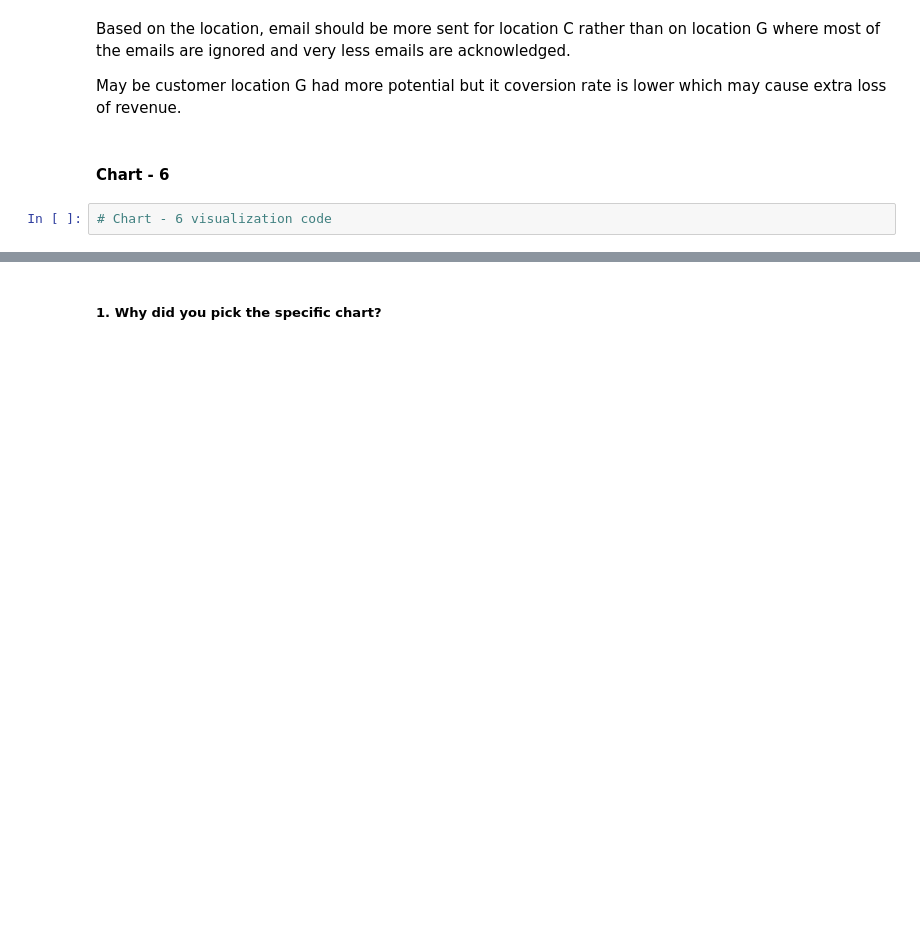
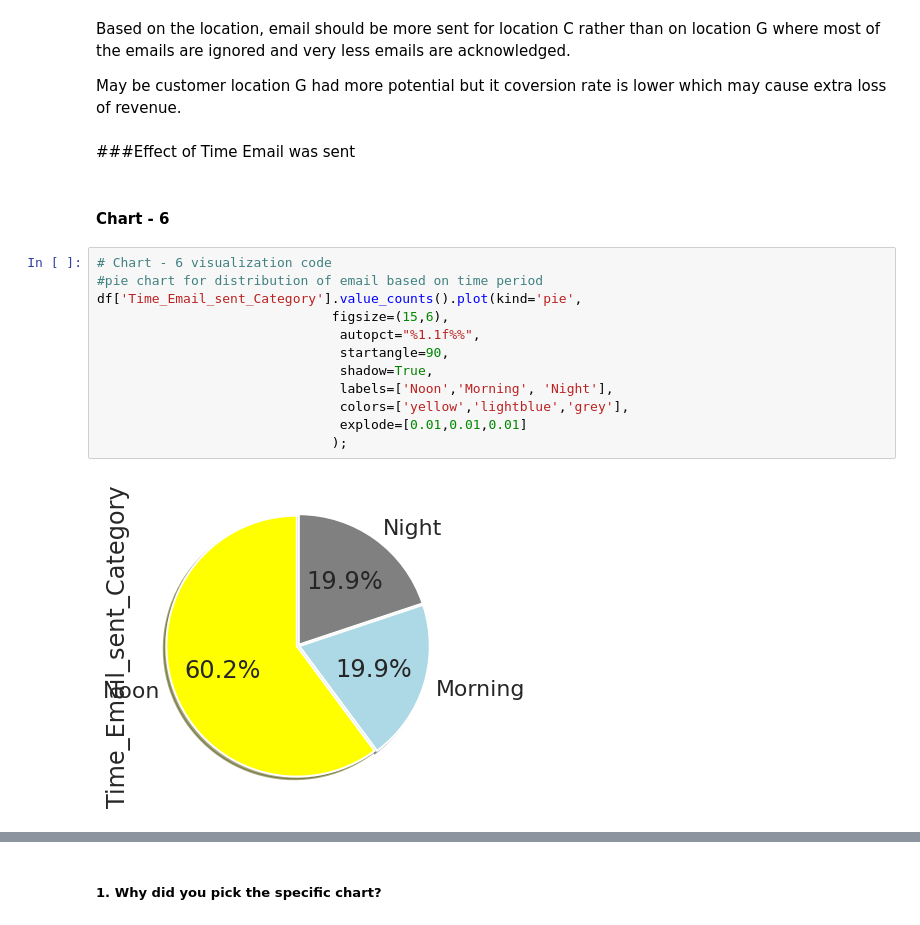
Before and after one commit to abhinav4201/Classification-Email-Campaign-Effectiveness-Prediction, a Jupyter notebook: Email_Campaign_Effectiveness_Prediction_capstone_3.ipynb, the cells around one changed output, grey strips where cells are left out. Cells and saved outputs as stored; diff of their text form; blank space fills up the shorter version.

Commit message:
completed effect of time on emails

```diff
--- a/Email_Campaign_Effectiveness_Prediction_capstone_3.ipynb
+++ b/Email_Campaign_Effectiveness_Prediction_capstone_3.ipynb
@@ -980,7 +1030,21 @@ Are there any insights that lead to negative growth? Justify with specific reaso
 Based on the location, email should be more sent for location C rather than on location G where most of the emails are ignored and very less emails are acknowledged.
 
 May be customer location G had more potential but it coversion rate is lower which may cause extra loss of revenue.
+# %% [markdown]
+###Effect of Time Email was sent
 # %% [markdown]
 #### Chart - 6
-# %%
-# Chart - 6 visualization code
+# %%
+# Chart - 6 visualization code
+#pie chart for distribution of email based on time period
+df['Time_Email_sent_Category'].value_counts().plot(kind='pie',
+                              figsize=(15,6),
+                               autopct="%1.1f%%",
+                               startangle=90,
+                               shadow=True,
+                               labels=['Noon','Morning', 'Night'],
+                               colors=['yellow','lightblue','grey'],
+                               explode=[0.01,0.01,0.01]
+                              );
+# %% [output]
+[figure, added]
```
Also changed, not shown: parts of 18 cells of this notebook.
